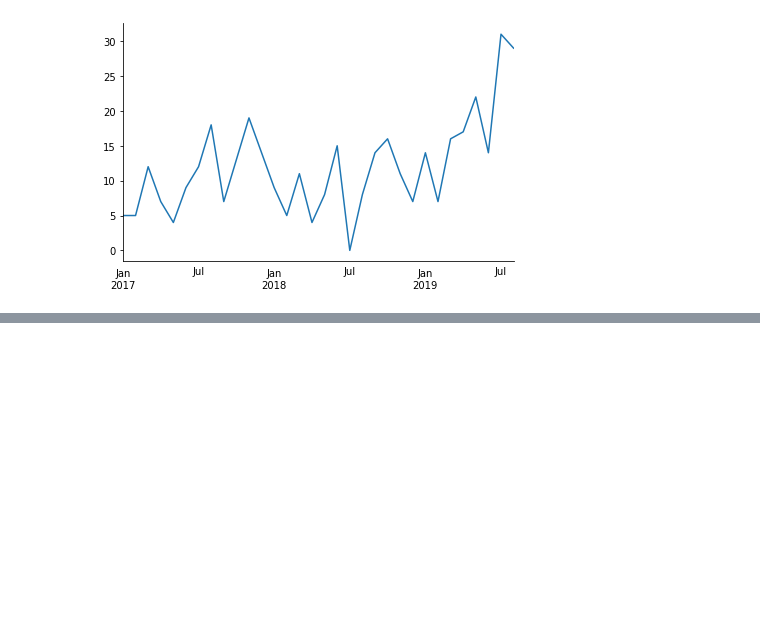
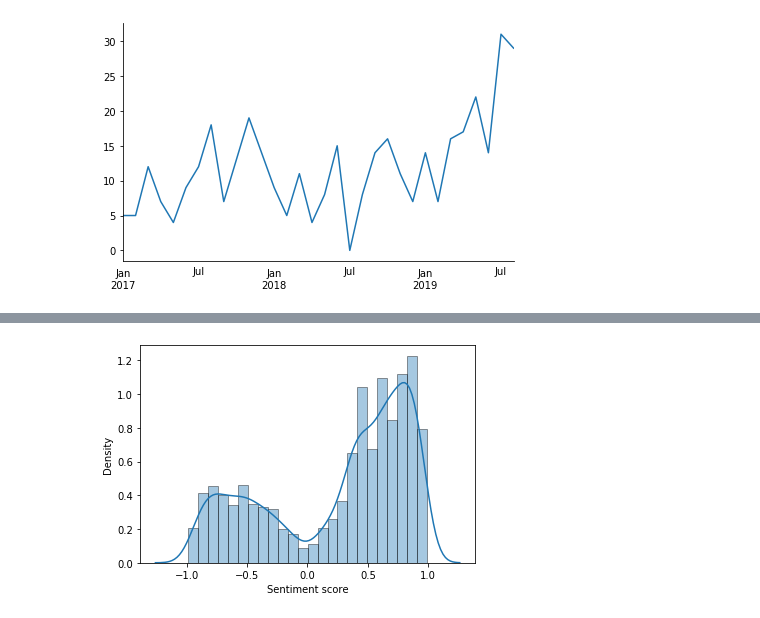
Before and after one commit to BjornCilleborg/sds2019, a Jupyter notebook: EXAM PROJECT/Exam Project_26.ipynb, the cells around one changed output, grey strips where cells are left out. Cells and saved outputs as stored; diff of their text form; code cells hidden in the pictures; blank space fills up the shorter version.

```diff
--- a/EXAM PROJECT/Exam Project_26.ipynb
+++ b/EXAM PROJECT/Exam Project_26.ipynb
@@ -555,0 +544,15 @@ plt.show()
+# %%
+df_drop_null = df_drop_datetime.query('vader!=0')
+df_null_sentiment_mean_by_day = df_drop_null.groupby('datetime')['vader'].mean()
+Sentplot = sns.distplot(df_null_sentiment_mean_by_day, hist=True, kde=True,
+             hist_kws={'edgecolor':'black'})
+
+
+Sentplot.set_xlabel('Sentiment score')
+Sentplot.set_ylabel('Density')
+Sentplot.xaxis.label.set_fontsize(10)
+Sentplot.yaxis.label.set_fontsize(10)
+FigKDE = Sentplot.get_figure()
+FigKDE.savefig('KDEPLOT2.png')
+# %% [output]
+[figure, added]
```
Also changed, not shown: parts of 6 cells of this notebook.
